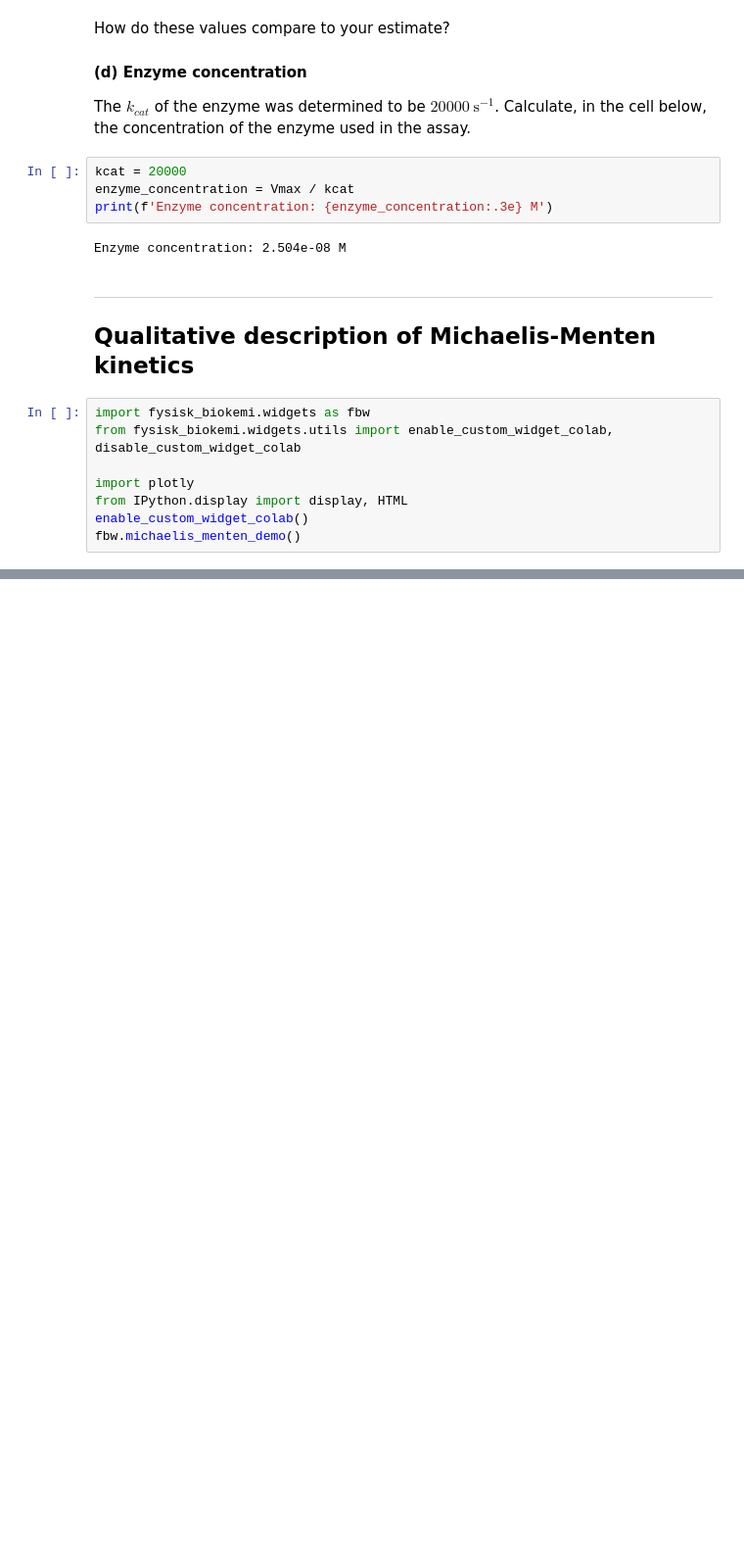
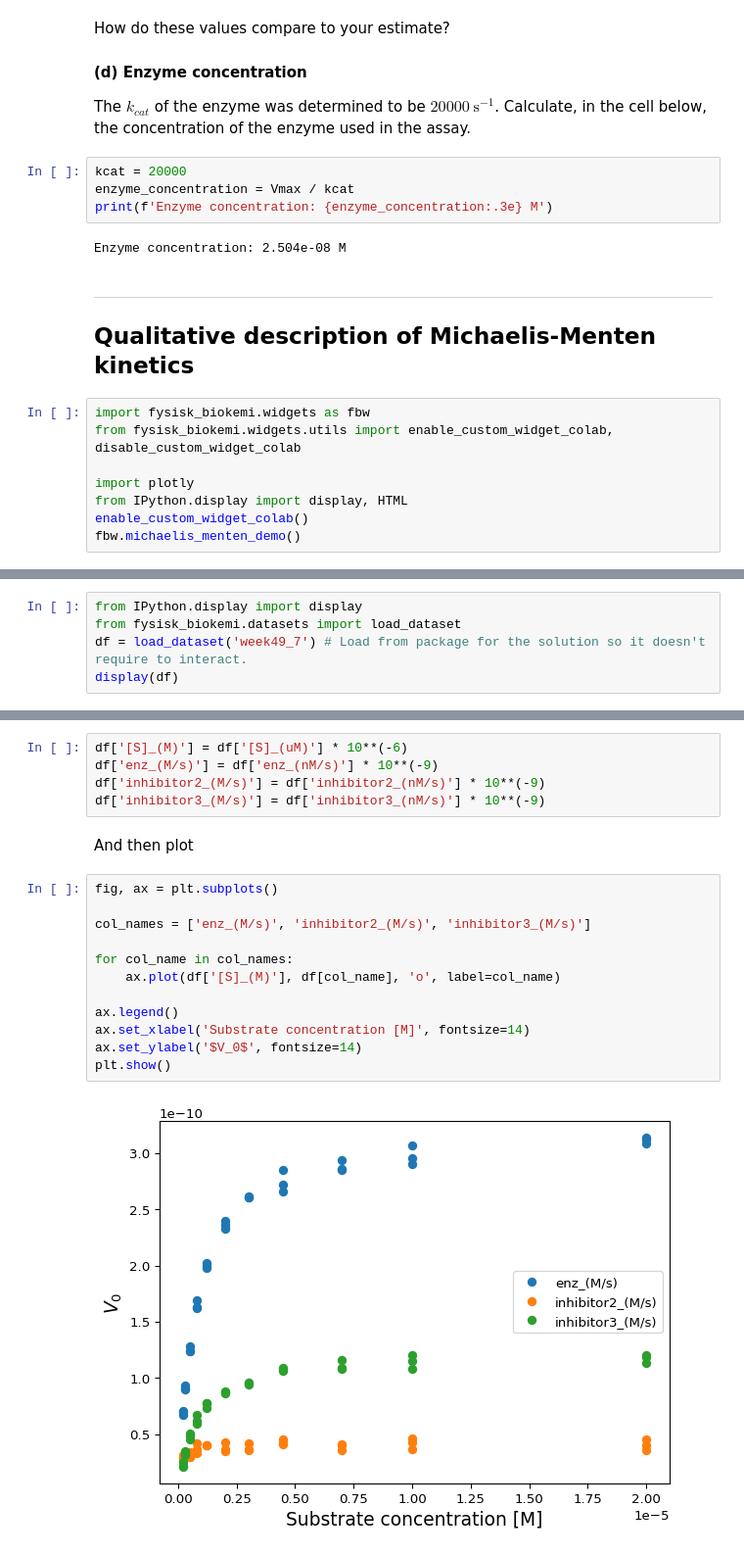
Before and after one commit to au-mbg/fysisk-biokemi, a Jupyter notebook: built_notebooks/master/week_49.ipynb, the cells around one changed output, grey strips where cells are left out. Shown at 98% size. Saved outputs shown, nothing was run; the diff lists cells and outputs as text; blank space fills up the shorter version.

```diff
--- a/built_notebooks/master/week_49.ipynb
+++ b/built_notebooks/master/week_49.ipynb
@@ -291,0 +431,5 @@ kcat or in kcat/KM? Explain your answer
+# %%
+from IPython.display import display
+from fysisk_biokemi.datasets import load_dataset
+df = load_dataset('week49_7') # Load from package for the solution so it doesn't require to interact.
+display(df)
@@ -291,0 +445,21 @@ kcat or in kcat/KM? Explain your answer
+# %%
+df['[S]_(M)'] = df['[S]_(uM)'] * 10**(-6)
+df['enz_(M/s)'] = df['enz_(nM/s)'] * 10**(-9)
+df['inhibitor2_(M/s)'] = df['inhibitor2_(nM/s)'] * 10**(-9)
+df['inhibitor3_(M/s)'] = df['inhibitor3_(nM/s)'] * 10**(-9)
+# %% [markdown]
+And then plot
+# %%
+fig, ax = plt.subplots()
+
+col_names = ['enz_(M/s)', 'inhibitor2_(M/s)', 'inhibitor3_(M/s)']
+
+for col_name in col_names:
+    ax.plot(df['[S]_(M)'], df[col_name], 'o', label=col_name)
+
+ax.legend()
+ax.set_xlabel('Substrate concentration [M]', fontsize=14)
+ax.set_ylabel('$V_0$', fontsize=14)
+plt.show()
+# %% [output]
+[figure, added]
```
Also changed, not shown: parts of 29 cells of this notebook, 21 other files.
